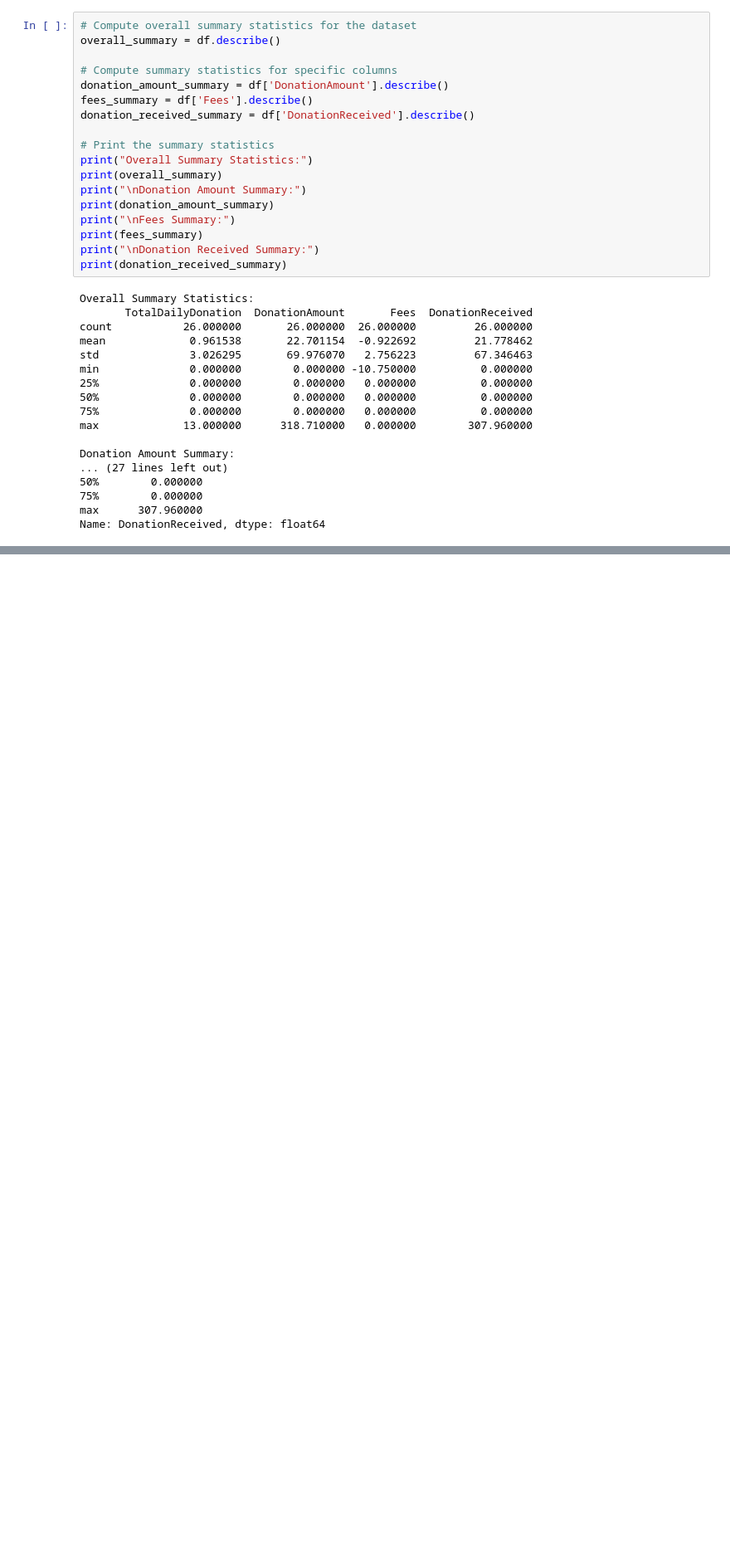
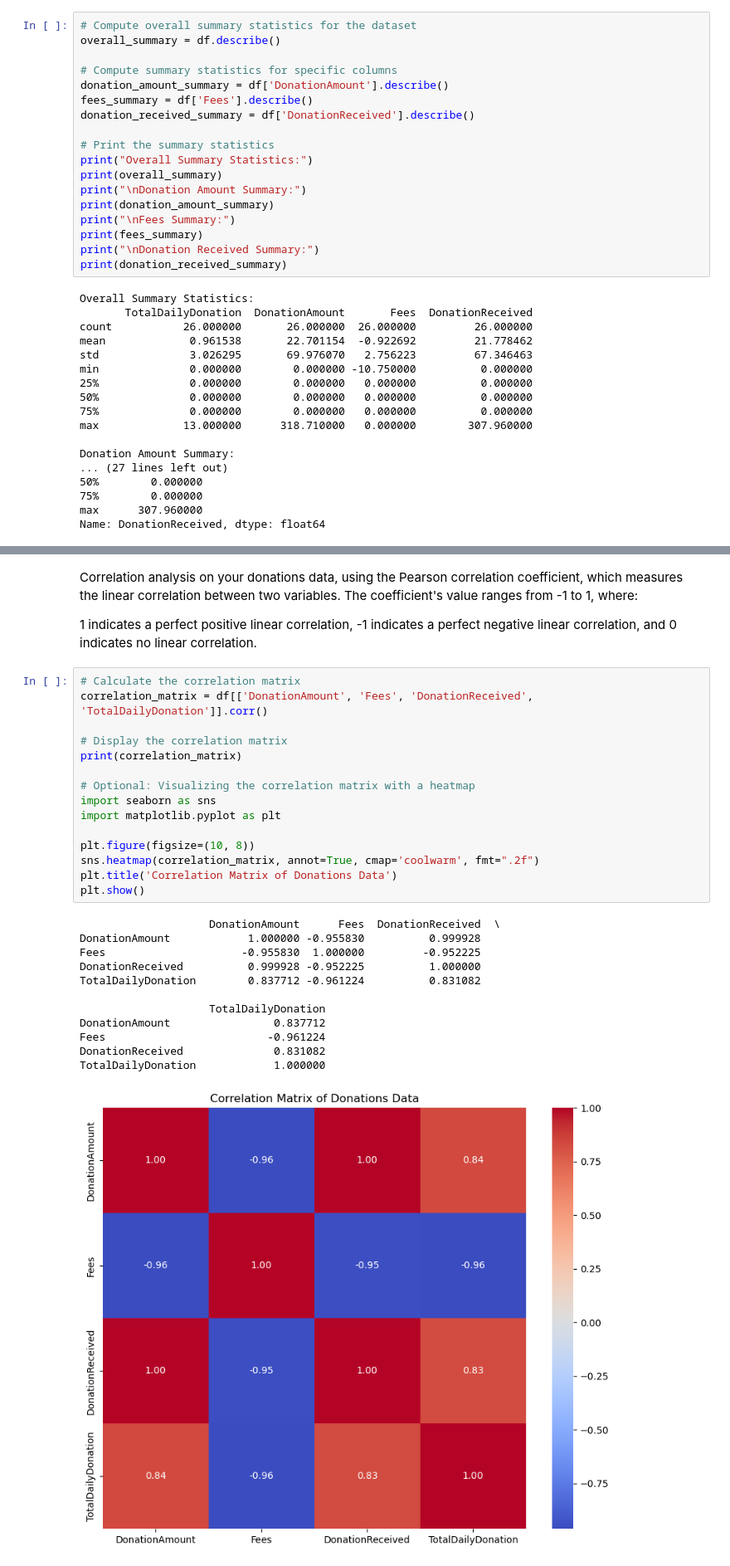
Before and after one commit to rsm-cds006/458FinalPresentationRepo, a Jupyter notebook: Donations.ipynb, the cells around one changed output, grey strips where cells are left out. Shown: that part at 83% size. Saved outputs shown, nothing was run; the diff lists cells and outputs as text; blank space fills up the shorter version.

```diff
--- a/Donations.ipynb
+++ b/Donations.ipynb
@@ -107,0 +154,34 @@ plt.show()
+# %% [markdown]
+Correlation analysis on your donations data, using the Pearson correlation coefficient, which measures the linear correlation between two variables. The coefficient's value ranges from -1 to 1, where:
+
+1 indicates a perfect positive linear correlation,
+-1 indicates a perfect negative linear correlation, and
+0 indicates no linear correlation.
+# %%
+# Calculate the correlation matrix
+correlation_matrix = df[['DonationAmount', 'Fees', 'DonationReceived', 'TotalDailyDonation']].corr()
+
+# Display the correlation matrix
+print(correlation_matrix)
+
+# Optional: Visualizing the correlation matrix with a heatmap
+import seaborn as sns
+import matplotlib.pyplot as plt
+
+plt.figure(figsize=(10, 8))
+sns.heatmap(correlation_matrix, annot=True, cmap='coolwarm', fmt=".2f")
+plt.title('Correlation Matrix of Donations Data')
+plt.show()
+# %% [output]
+                    DonationAmount      Fees  DonationReceived  \
+DonationAmount            1.000000 -0.955830          0.999928
+Fees                     -0.955830  1.000000         -0.952225
+DonationReceived          0.999928 -0.952225          1.000000
+TotalDailyDonation        0.837712 -0.961224          0.831082
+
+                    TotalDailyDonation
+DonationAmount                0.837712
+Fees                         -0.961224
+DonationReceived              0.831082
+TotalDailyDonation            1.000000
+[figure, added]
```
Also changed, not shown: parts of 6 cells of this notebook.
